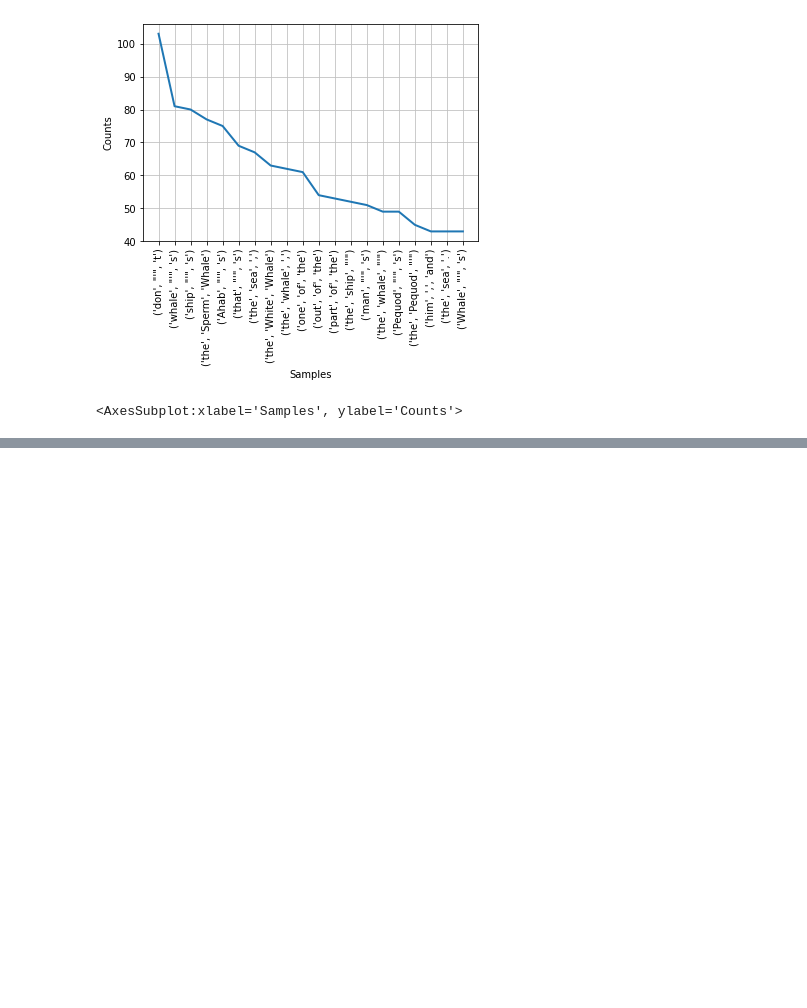
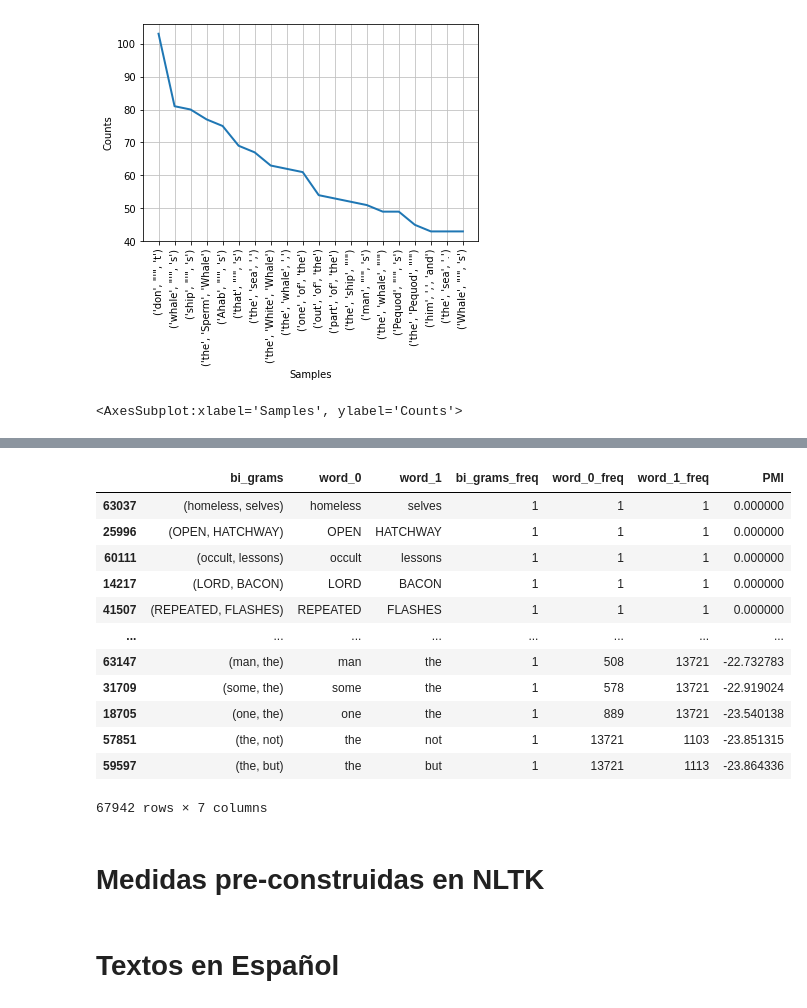
Before and after one commit to LuisReyes98/platzi-python-nltk, a Jupyter notebook: notebooks/c5_language_with_statistics.ipynb, the cells around one changed output, grey strips where cells are left out. Saved outputs shown, nothing was run; the diff lists cells and outputs as text; code cells hidden in the pictures; blank space fills up the shorter version.

```diff
--- a/notebooks/c5_language_with_statistics.ipynb
+++ b/notebooks/c5_language_with_statistics.ipynb
@@ -117,0 +123,23 @@ filtered_dist.plot(20)
+# %%
+mb_bigrams = list(bigrams(text1))
+# mb_bigrams
+
+threshold = 2
+
+filtered_bigrams = [bigram for bigram in mb_bigrams if len(bigram[0]) > threshold and len(bigram[1]) > threshold]
+filtered_bigram_dist = FreqDist(filtered_bigrams)
+
+# filtered_bigram_dist
+
+filtered_words = [word for word in text1 if len(word) > threshold]
+
+filtered_words_dist = FreqDist(filtered_words)
+
+df = pd.DataFrame()
+
+df['bi_grams'] = list(set(filtered_bigrams))
+df['word_0'] = df['bi_grams'].apply(lambda x: x[0])
+df['word_1'] = df['bi_grams'].apply(lambda x: x[1])
+df['bi_grams_freq'] = df['bi_grams'].apply(lambda x: filtered_bigram_dist[x])
+df['word_0_freq'] =  df['word_0'].apply(lambda x: filtered_words_dist[x])
+df['word_1_freq'] =  df['word_1'].apply(lambda x: filtered_words_dist[x])
@@ -117,0 +176,3 @@ filtered_dist.plot(20)
+# %%
+df['PMI'] = df[['bi_grams_freq', 'word_0_freq', 'word_1_freq']].apply(
+    lambda x: np.log2(x.values[0] / (x.values[1] * x.values[2])), axis=1)
@@ -117,0 +194,20 @@ filtered_dist.plot(20)
+# %%
+df.sort_values(by='PMI', ascending=False)
+# %% [output]
+|  | bi_grams | word_0 | word_1 | bi_grams_freq | word_0_freq | word_1_freq | PMI |
+| 63037 | (homeless, selves) | homeless | selves | 1 | 1 | 1 | 0.000000 |
+| 25996 | (OPEN, HATCHWAY) | OPEN | HATCHWAY | 1 | 1 | 1 | 0.000000 |
+| 60111 | (occult, lessons) | occult | lessons | 1 | 1 | 1 | 0.000000 |
+| 14217 | (LORD, BACON) | LORD | BACON | 1 | 1 | 1 | 0.000000 |
+| 41507 | (REPEATED, FLASHES) | REPEATED | FLASHES | 1 | 1 | 1 | 0.000000 |
+| ... | ... | ... | ... | ... | ... | ... | ... |
+| 63147 | (man, the) | man | the | 1 | 508 | 13721 | -22.732783 |
+| 31709 | (some, the) | some | the | 1 | 578 | 13721 | -22.919024 |
+| 18705 | (one, the) | one | the | 1 | 889 | 13721 | -23.540138 |
+| 57851 | (the, not) | the | not | 1 | 13721 | 1103 | -23.851315 |
+| 59597 | (the, but) | the | but | 1 | 13721 | 1113 | -23.864336 |
+67942 rows × 7 columns
+# %% [markdown]
+# Medidas pre-construidas en NLTK
+# %% [markdown]
+# Textos en Español
```
Also changed, not shown: parts of 5 cells of this notebook.
